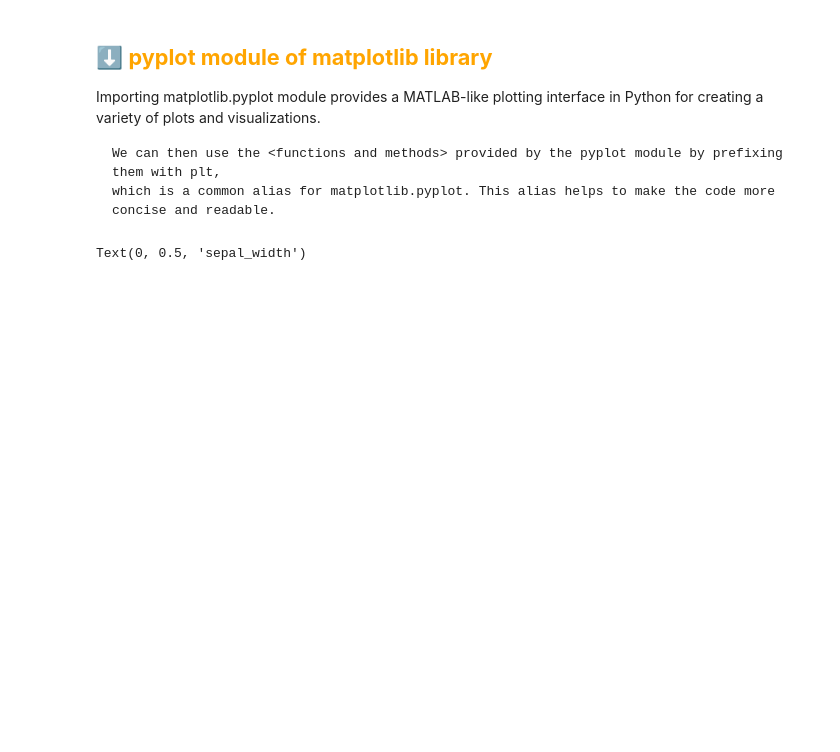
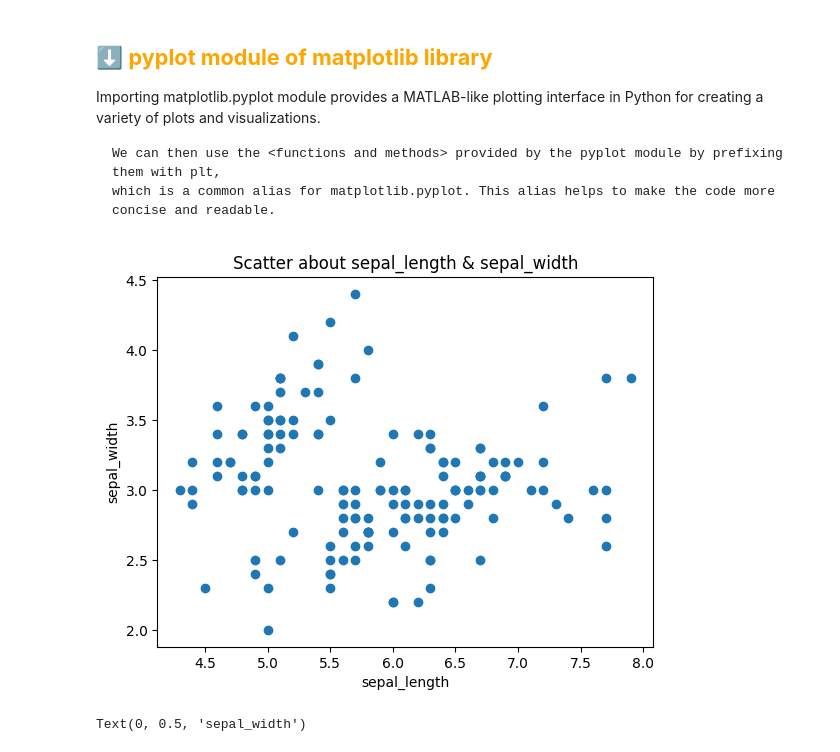
Before and after one commit to SEOWOOJI/Pandas_Stats_Data_Analysis_2025, a Jupyter notebook: scikit_learn.ipynb, the cells around one changed output. Drawn from its saved outputs; the diff is of its cells as text; code cells hidden in the pictures; blank space fills up the shorter version.

```diff
--- a/scikit_learn.ipynb
+++ b/scikit_learn.ipynb
@@ -53,6 +62,17 @@ Importing matplotlib.pyplot module provides a MATLAB-like plotting interface in
 
     We can then use the <functions and methods> provided by the pyplot module by prefixing them with plt,
     which is a common alias for matplotlib.pyplot. This alias helps to make the code more concise and readable.
+# %%
+x = list(df['sepal_length'])
+y = list(df['sepal_width'])
+
+plt.scatter(x, y)
+plt.xlabel('sepal_length')
+plt.ylabel('sepal_width')
+plt.title('Scatter about sepal_length & sepal_width')
+plt.show()
+# %% [output]
+[figure, added]
 # %%
 # The function list(): It selects the 'sepal_length' column from the DataFrame df and converts it into a list named x.
 # Each element in the list corresponds to the value of 'sepal_length' for a particular row in the DataFrame.
```
Also changed, not shown: parts of 23 cells of this notebook.
